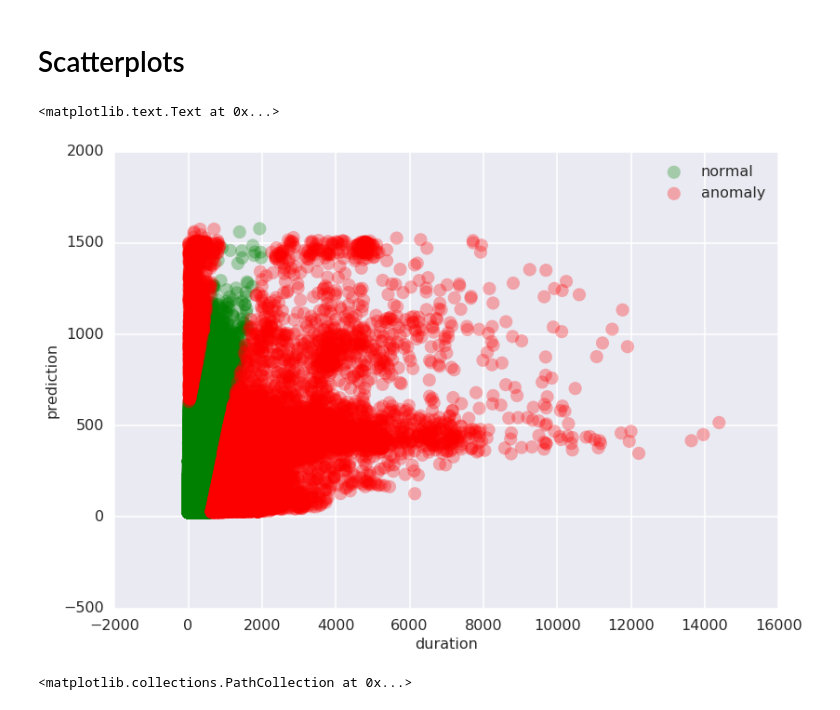
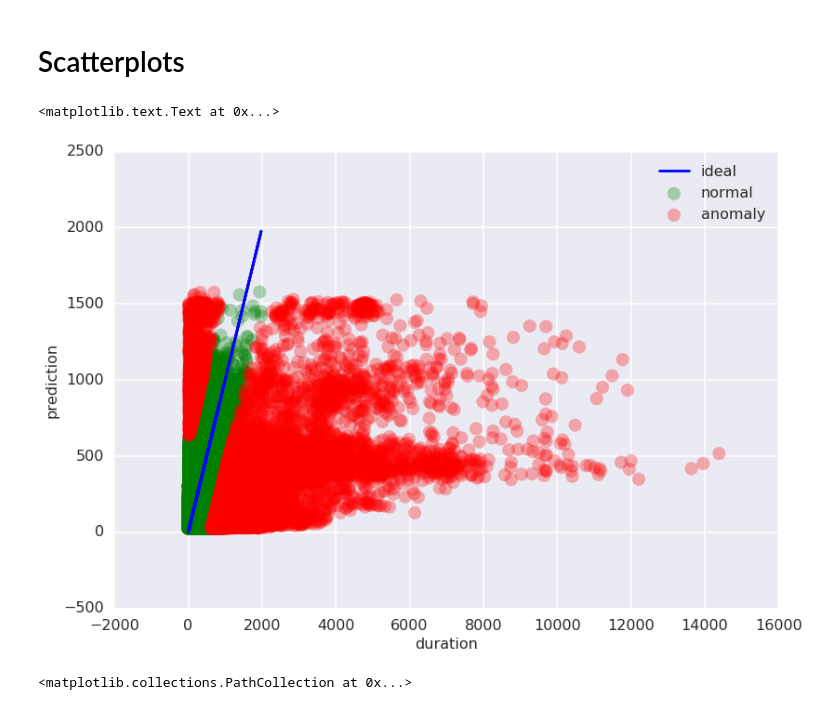
Before and after one commit to vyomshm/DeepAnomaly, a Jupyter notebook: anomaly_analysis.ipynb, the cells around one changed output. Drawn from its saved outputs; the diff is of its cells as text; code cells hidden in the pictures.

```diff
--- a/anomaly_analysis.ipynb
+++ b/anomaly_analysis.ipynb
@@ -139,28 +159,20 @@ plt.scatter()
 # %%
 fig = plt.figure()
 ax = fig.add_subplot(1, 1,1)
-x_norm = []
-y_norm = []
-x_anom = []
-y_anom = []
+# x_norm = []
+# y_norm = []
+# x_anom = []
+# y_anom = []
 ax.scatter(normal_data['duration'], normal_data['prediction'],c='green', s=200.0, label='normal', alpha=0.3, edgecolors='none')
 ax.scatter(anomalies['duration'], anomalies['prediction'],c='red', s=200.0, label='anomaly', alpha=0.3, edgecolors='none')
-# for i in range(len(data['duration'])):
-#     if data['label'][i] == 'normal':
-#         x_norm.append(data['duration'])
-#         y_norm.append(data['prediction'])
-#     if data['label'][i] == 'anomaly':
-#         x_anom.append(data['duration'])
-#         y_anom.append(data['prediction'])
-
-# ax.scatter(x_norm, y_norm, c='green', s=200.0, label='normal', alpha=0.3, edgecolors='none')
-# ax.scatter(x_anom, y_anom, c='red', s=200.0, label='anomaly', alpha=0.3, edgecolors='none')
+ax.plot(normal_data['duration'],normal_data['duration'], 'b', label='ideal')
+# ax.plot(data['duration'], data['duration'], 'y', label='reality')
 ax.legend()
 plt.xlabel('duration', fontsize=16)
 plt.ylabel('prediction', fontsize=16)
 # %% [output]
 <matplotlib.text.Text at 0x...>
-[figure, old version]
+[figure, new version]
 # %%
 plt.scatter(normal_data['duration'], normal_data['prediction'], c='green')
 # %% [output]
```
Also changed, not shown: parts of 21 cells of this notebook, 36 other files.
